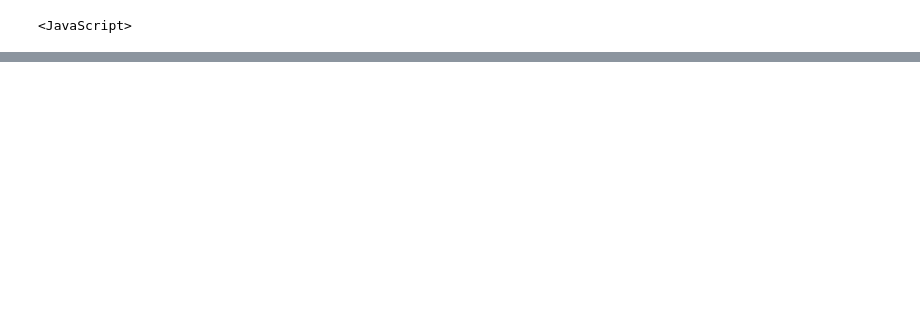
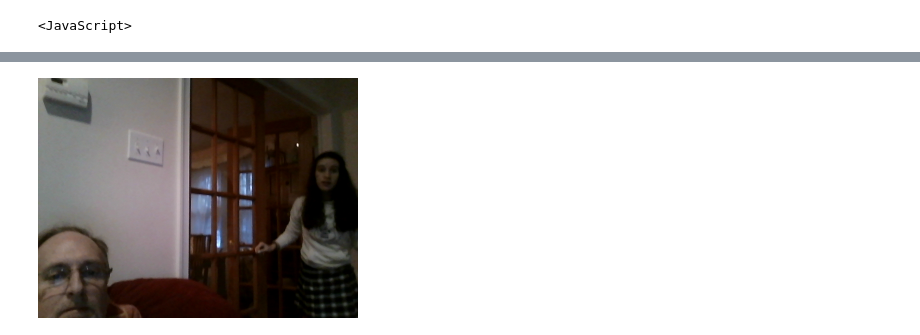
Before and after one commit to jarulsamy/calicolrc, a Jupyter notebook: notebooks/Password with Calico.ipynb, the cells around one changed output, grey strips where cells are left out. Drawn from its saved outputs; the diff is of its cells as text; code cells hidden in the pictures; blank space fills up the shorter version.

```diff
--- a/notebooks/Password with Calico.ipynb
+++ b/notebooks/Password with Calico.ipynb
@@ -116,4 +112,4 @@ w = CameraWidget(ZMQServer.session)
 w
 # %%
 import Graphics
-Graphics.Picture(w.get("imageurl"))
+pic = Graphics.Picture(w.get("imageurl"))
@@ -123,0 +116,4 @@
+# %%
+pic
+# %% [output]
+[figure, added]
```
Also changed, not shown: parts of 5 cells of this notebook.
